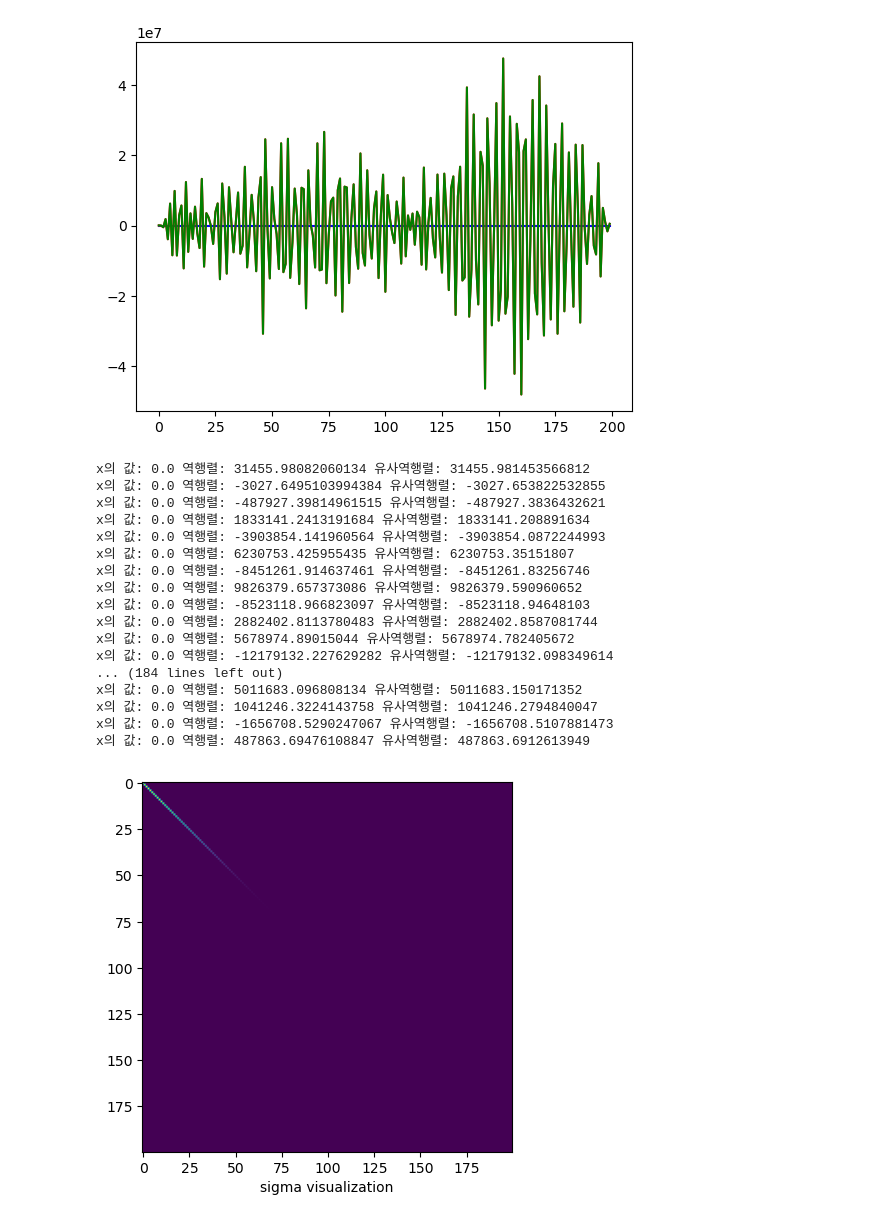
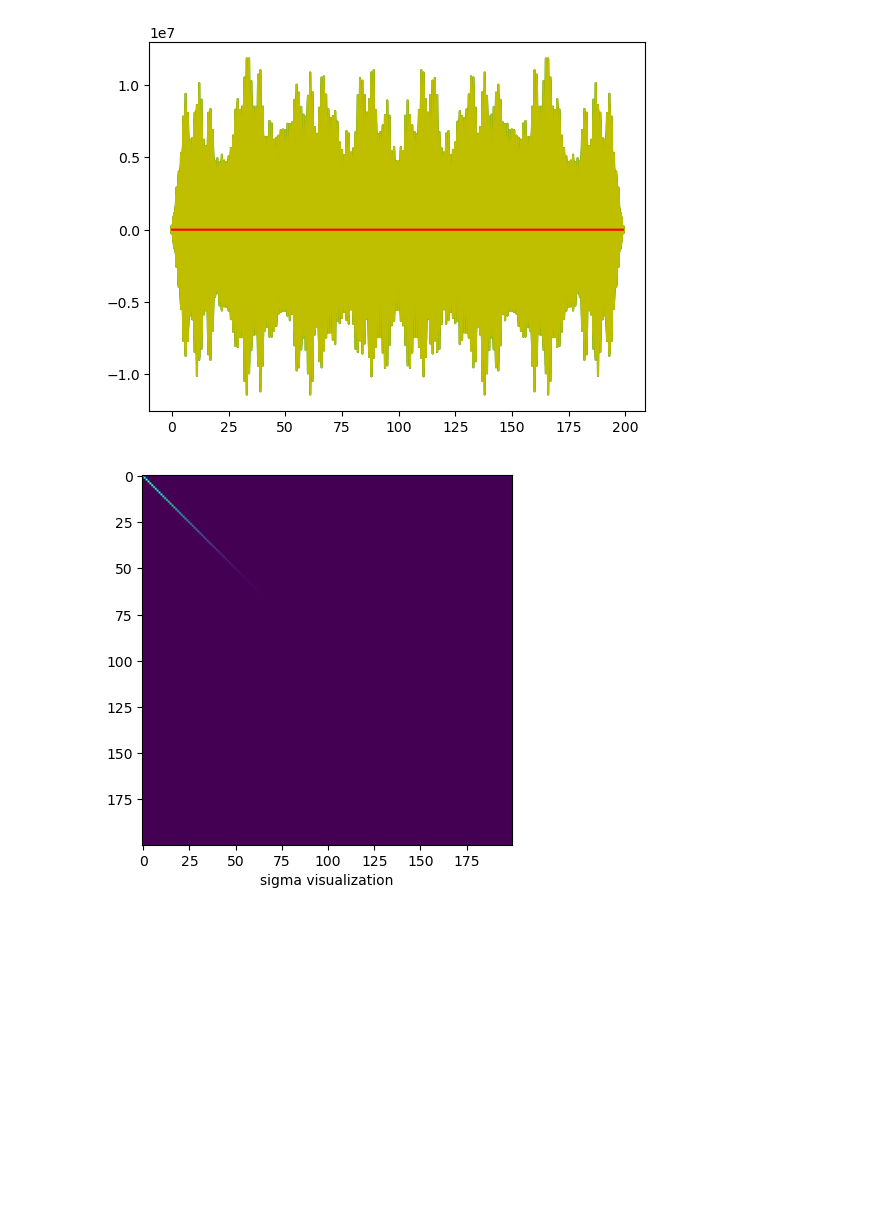
Before and after one commit to toast-ceo/optimization, a Jupyter notebook: HW1_package/hw1_prob2.ipynb, the cells around one changed output. Drawn from its saved outputs; the diff is of its cells as text; code cells hidden in the pictures; blank space fills up the shorter version.

```diff
--- a/HW1_package/hw1_prob2.ipynb
+++ b/HW1_package/hw1_prob2.ipynb
@@ -35,43 +16,28 @@ w = mat_data['w'].flatten()
 y_orig =  mat_data['y_orig'].flatten()
 # %%
 # problem a) 역행렬과 유사역행렬를 이용한 x 비교
-x_inv = np.matmul(inv(A), y)
-
-x_pinv = np.matmul(pinv(A), y)
+# x_inv = np.matmul(inv(A), y)
+# x_pinv = np.matmul(pinv(A), y)
+x_inv = inv(A)
+x_pinv = pinv(A)
 
 # 각각 plot 그리기
 l_200 = [i for i in range(200)]
 
 I =  x_inv
 P =  x_pinv
 
-plt.plot(l_200, x, "b")
-plt.plot(l_200, I, "r")
 plt.plot(l_200, P, "g")
+plt.plot(l_200, I, "y")
+plt.plot(l_200, x, "r")
+
 plt.show()
 
 
-for i in range(200):
-    print( "x의 값:",float(x[i]), "역행렬:", float(I[i]),"유사역행렬:", float(P[i]))
+# for i in range(200):
+#     print( "x의 값:",float(x[i]), "역행렬:", float(I.flatten()[i]),"유사역행렬:", float(P.flatten()[i]))
 # %% [output]
-[figure, old version]
+[figure, new version]
-x의 값: 0.0 역행렬: 31455.98082060134 유사역행렬: 31455.981453566812
-x의 값: 0.0 역행렬: -3027.6495103994384 유사역행렬: -3027.653822532855
-x의 값: 0.0 역행렬: -487927.39814961515 유사역행렬: -487927.3836432621
-x의 값: 0.0 역행렬: 1833141.2413191684 유사역행렬: 1833141.208891634
-x의 값: 0.0 역행렬: -3903854.141960564 유사역행렬: -3903854.0872244993
-x의 값: 0.0 역행렬: 6230753.425955435 유사역행렬: 6230753.35151807
-x의 값: 0.0 역행렬: -8451261.914637461 유사역행렬: -8451261.83256746
-x의 값: 0.0 역행렬: 9826379.657373086 유사역행렬: 9826379.590960652
-x의 값: 0.0 역행렬: -8523118.966823097 유사역행렬: -8523118.94648103
-x의 값: 0.0 역행렬: 2882402.8113780483 유사역행렬: 2882402.8587081744
-x의 값: 0.0 역행렬: 5678974.89015044 유사역행렬: 5678974.782405672
-x의 값: 0.0 역행렬: -12179132.227629282 유사역행렬: -12179132.098349614
-... (184 lines left out)
-x의 값: 0.0 역행렬: 5011683.096808134 유사역행렬: 5011683.150171352
-x의 값: 0.0 역행렬: 1041246.3224143758 유사역행렬: 1041246.2794840047
-x의 값: 0.0 역행렬: -1656708.5290247067 유사역행렬: -1656708.5107881473
-x의 값: 0.0 역행렬: 487863.69476108847 유사역행렬: 487863.6912613949
 # %%
 # problem B
 
```
Also changed, not shown: parts of 6 cells of this notebook, 3 other files.
